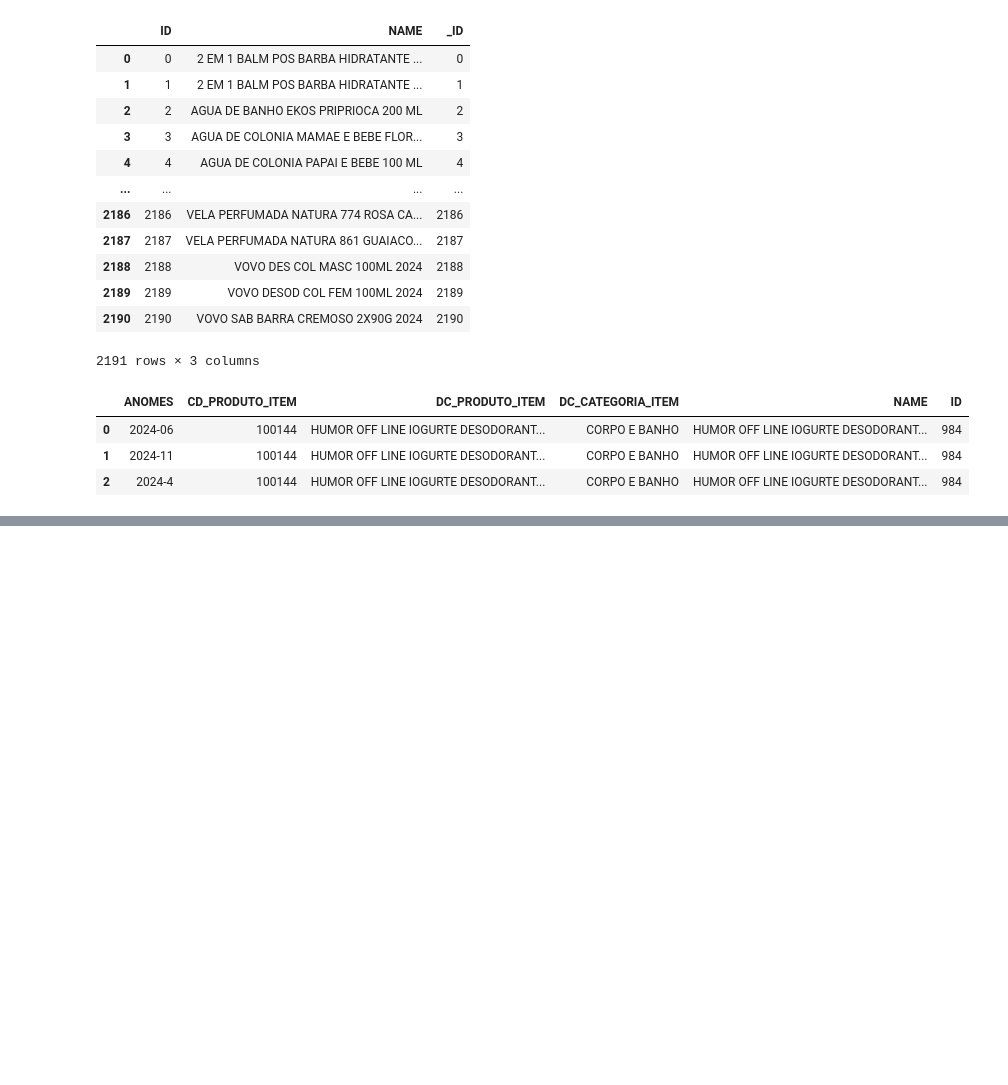
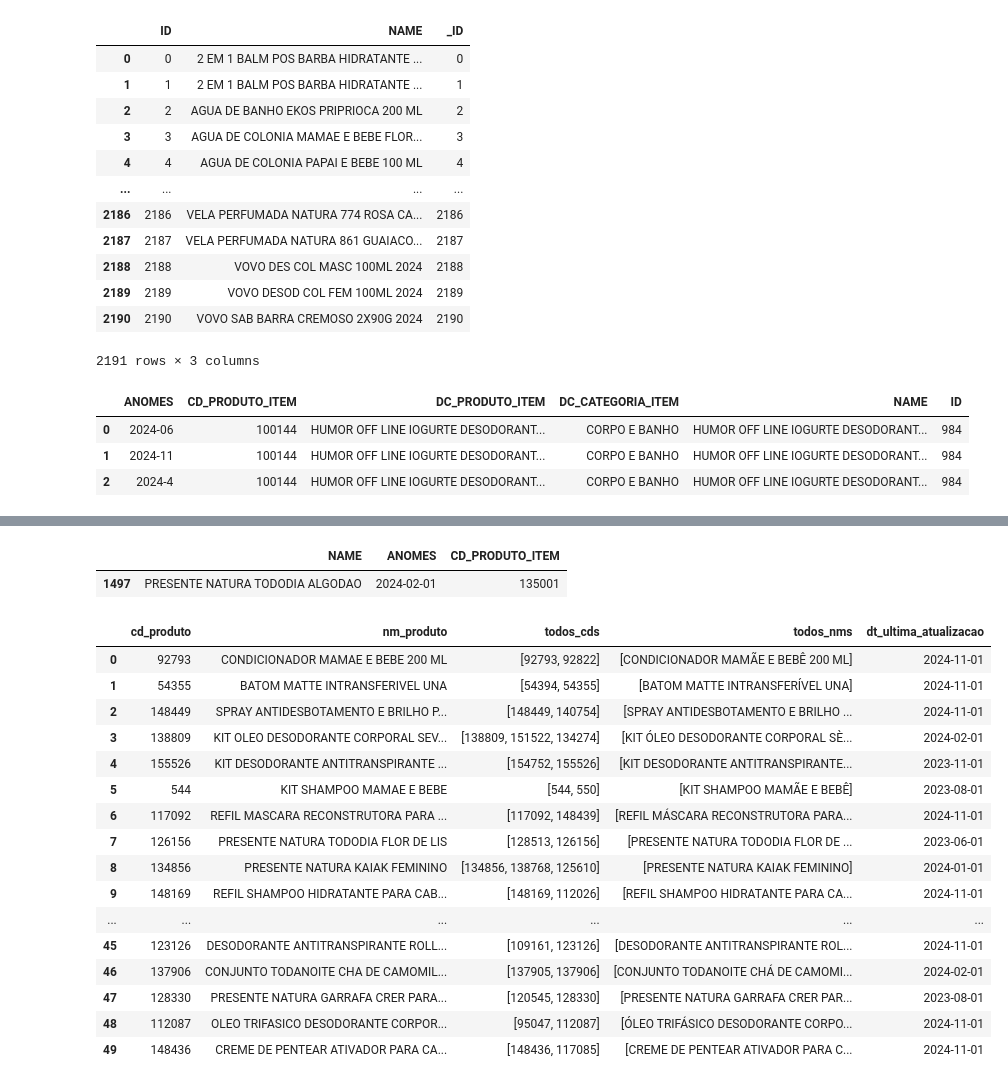
Before and after one commit to gago-i6/natura, a Jupyter notebook: notebook.ipynb, the cells around one changed output, grey strips where cells are left out. Saved outputs shown, nothing was run; the diff lists cells and outputs as text; code cells hidden in the pictures; blank space fills up the shorter version.

```diff
--- a/notebook.ipynb
+++ b/notebook.ipynb
@@ -199,0 +196,12 @@ dfm[dfm['ID'] < 0]['ID'].nunique()
+# %%
+df_most_recent = df[['NAME', 'ANOMES', 'CD_PRODUTO_ITEM']].copy()
+df_most_recent['ANOMES'] = pandas.to_datetime(df_most_recent['ANOMES'], format='%Y-%m')
+
+df_most_recent = (
+    df_most_recent
+        .sort_values(by='ANOMES', ascending=False)
+        .groupby('NAME', as_index=False)
+        .first()
+)
+
+df_most_recent
@@ -199,0 +222,38 @@ dfm[dfm['ID'] < 0]['ID'].nunique()
+# %%
+df_most_recent[df_most_recent['NAME'] == 'PRESENTE NATURA TODODIA ALGODAO']
+# %% [output]
+|  | NAME | ANOMES | CD_PRODUTO_ITEM |
+| 1497 | PRESENTE NATURA TODODIA ALGODAO | 2024-02-01 | 135001 |
+# %%
+df_final = df_sample.merge(df_most_recent, on='NAME', how='left')
+
+df_final = df_final.rename(columns={
+    'NAME': 'nm_produto',
+    'CD_PRODUTO_ITEM_y': 'cd_produto',
+    'CD_PRODUTO_ITEM_x': 'todos_cds',
+    'DC_PRODUTO_ITEM': 'todos_nms',
+    'ANOMES': 'dt_ultima_atualizacao'
+})
+
+df_final = df_final.drop('ID', axis=1).reset_index()
+df_final = df_final[['cd_produto', 'nm_produto', 'todos_cds', 'todos_nms', 'dt_ultima_atualizacao']]
+
+df_final
+# %% [output]
+|  | cd_produto | nm_produto | todos_cds | todos_nms | dt_ultima_atualizacao |
+| 0 | 92793 | CONDICIONADOR MAMAE E BEBE 200 ML | [92793, 92822] | [CONDICIONADOR MAMÃE E BEBÊ 200 ML] | 2024-11-01 |
+| 1 | 54355 | BATOM MATTE INTRANSFERIVEL UNA | [54394, 54355] | [BATOM MATTE INTRANSFERÍVEL UNA] | 2024-11-01 |
+| 2 | 148449 | SPRAY ANTIDESBOTAMENTO E BRILHO P... | [148449, 140754] | [SPRAY ANTIDESBOTAMENTO E BRILHO ... | 2024-11-01 |
+| 3 | 138809 | KIT OLEO DESODORANTE CORPORAL SEV... | [138809, 151522, 134274] | [KIT ÓLEO DESODORANTE CORPORAL SÈ... | 2024-02-01 |
+| 4 | 155526 | KIT DESODORANTE ANTITRANSPIRANTE ... | [154752, 155526] | [KIT DESODORANTE ANTITRANSPIRANTE... | 2023-11-01 |
+| 5 | 544 | KIT SHAMPOO MAMAE E BEBE | [544, 550] | [KIT SHAMPOO MAMÃE E BEBÊ] | 2023-08-01 |
+| 6 | 117092 | REFIL MASCARA RECONSTRUTORA PARA ... | [117092, 148439] | [REFIL MÁSCARA RECONSTRUTORA PARA... | 2024-11-01 |
+| 7 | 126156 | PRESENTE NATURA TODODIA FLOR DE LIS | [128513, 126156] | [PRESENTE NATURA TODODIA FLOR DE ... | 2023-06-01 |
+| 8 | 134856 | PRESENTE NATURA KAIAK FEMININO | [134856, 138768, 125610] | [PRESENTE NATURA KAIAK FEMININO] | 2024-01-01 |
+| 9 | 148169 | REFIL SHAMPOO HIDRATANTE PARA CAB... | [148169, 112026] | [REFIL SHAMPOO HIDRATANTE PARA CA... | 2024-11-01 |
+| ... | ... | ... | ... | ... | ... |
+| 45 | 123126 | DESODORANTE ANTITRANSPIRANTE ROLL... | [109161, 123126] | [DESODORANTE ANTITRANSPIRANTE ROL... | 2024-11-01 |
+| 46 | 137906 | CONJUNTO TODANOITE CHA DE CAMOMIL... | [137905, 137906] | [CONJUNTO TODANOITE CHÁ DE CAMOMI... | 2024-02-01 |
+| 47 | 128330 | PRESENTE NATURA GARRAFA CRER PARA... | [120545, 128330] | [PRESENTE NATURA GARRAFA CRER PAR... | 2023-08-01 |
+| 48 | 112087 | OLEO TRIFASICO DESODORANTE CORPOR... | [95047, 112087] | [ÓLEO TRIFÁSICO DESODORANTE CORPO... | 2024-11-01 |
+| 49 | 148436 | CREME DE PENTEAR ATIVADOR PARA CA... | [148436, 117085] | [CREME DE PENTEAR ATIVADOR PARA C... | 2024-11-01 |
```
Also changed, not shown: parts of 7 cells of this notebook.
